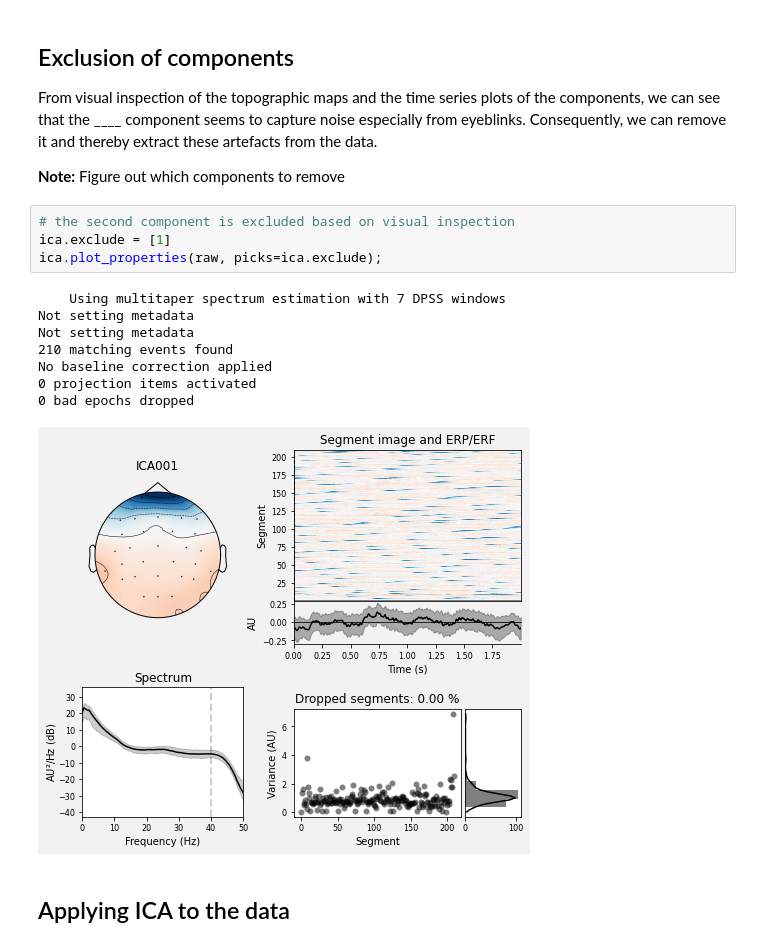
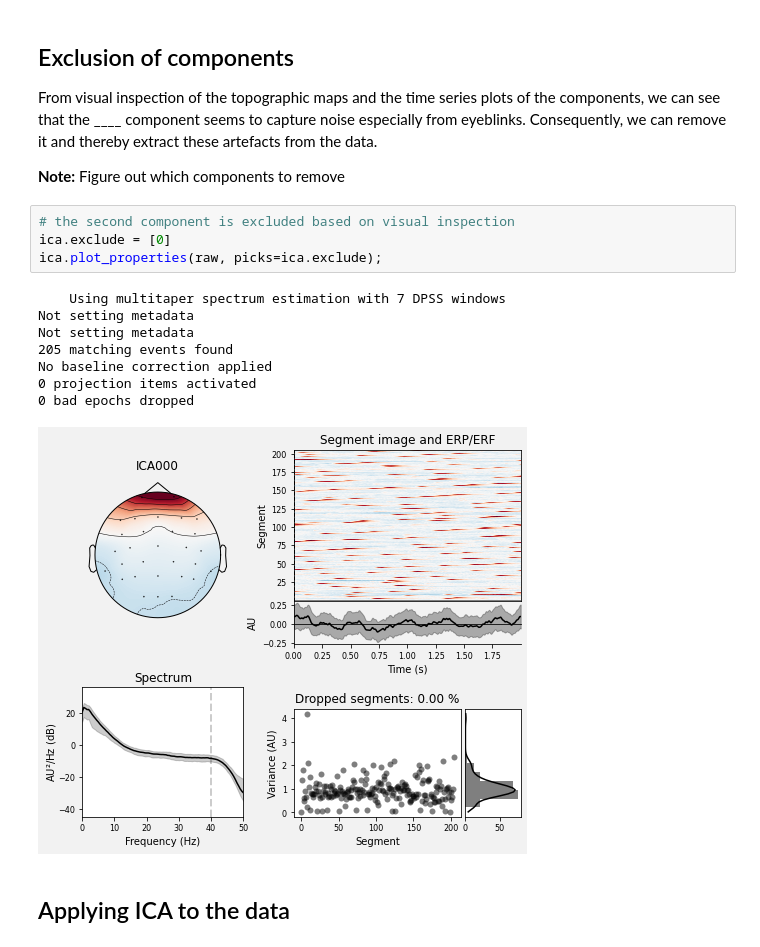
Before and after one commit to laurabpaulsen/EEG_and_mouse_tracking, a Jupyter notebook: ICA.ipynb, the cells around one changed output. Drawn from its saved outputs; the diff is of its cells as text.

```diff
--- a/ICA.ipynb
+++ b/ICA.ipynb
@@ -144,17 +144,17 @@ From visual inspection of the topographic maps and the time series plots of the
 **Note:** Figure out which components to remove
 # %%
 # the second component is excluded based on visual inspection
-ica.exclude = [1]
+ica.exclude = [0]
 ica.plot_properties(raw, picks=ica.exclude);
 # %% [output]
     Using multitaper spectrum estimation with 7 DPSS windows
 Not setting metadata
 Not setting metadata
-210 matching events found
+205 matching events found
 No baseline correction applied
 0 projection items activated
 0 bad epochs dropped
-[figure, old version]
+[figure, new version]
 # %% [markdown]
 ## Applying ICA to the data
 # %%
```
Also changed, not shown: parts of 16 cells of this notebook, 2 other files.
